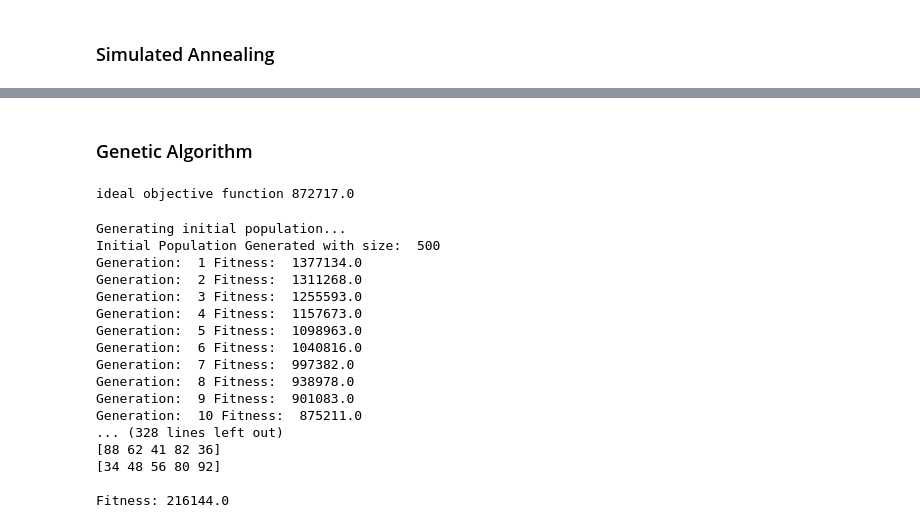
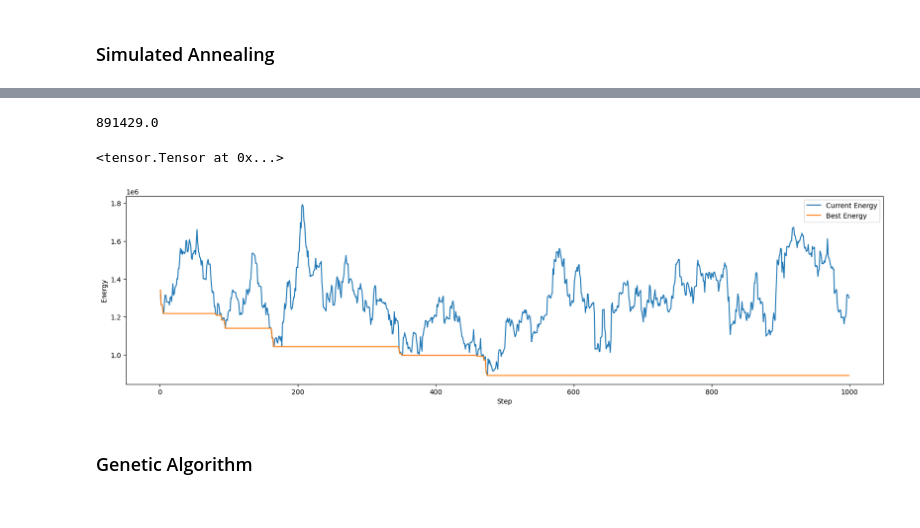
Before and after one commit to marcellinow/diagonal-magic-cube, a Jupyter notebook: main.ipynb, the cells around one changed output, grey strips where cells are left out. Drawn from its saved outputs; the diff is of its cells as text; code cells hidden in the pictures.

Commit message:
revise simulated

```diff
--- a/main.ipynb
+++ b/main.ipynb
@@ -141,2 +142,2 @@ print(f"ideal objective function {goal_cube.objective_function()}")
 # %%
-SA = Simulated(cube=cube,tmax=100,step_max=100,cooling_schedule="quadratic",alpha=0.999)
+SA = Simulated(cube=cube,tmax=100,step_max=1000,cooling_schedule="linear")
@@ -147,30 +179,14 @@ print(f"differences from ideal: {SA.best_energy - obj_func_goal}")
 # %%
 SA.best_energy
+# %% [output]
+891429.0
+# %%
+SA.final_state()
+# %% [output]
+<tensor.Tensor at 0x...>
 # %%
-SA.hist_plot()
+SA.hist_plot(Probability=False)
+# %% [output]
+[figure, added]
 # %% [markdown]
 ### Genetic Algorithm
-# %%
-print(f"ideal objective function {goal_cube.objective_function()}")
-# %% [output]
-ideal objective function 872717.0
-# %%
-GA=GeneticAlgo(cube=cube, goal_cube=goal_cube, population_size=500, generation_rate=300)
-# %% [output]
-Generating initial population...
-Initial Population Generated with size:  500
-Generation:  1 Fitness:  1377134.0
-Generation:  2 Fitness:  1311268.0
-Generation:  3 Fitness:  1255593.0
-Generation:  4 Fitness:  1157673.0
-Generation:  5 Fitness:  1098963.0
-Generation:  6 Fitness:  1040816.0
-Generation:  7 Fitness:  997382.0
-Generation:  8 Fitness:  938978.0
-Generation:  9 Fitness:  901083.0
-Generation:  10 Fitness:  875211.0
-... (328 lines left out)
-[88 62 41 82 36]
-[34 48 56 80 92]
-
-Fitness: 216144.0
```
Also changed, not shown: parts of 14 cells of this notebook, 2 other files.
